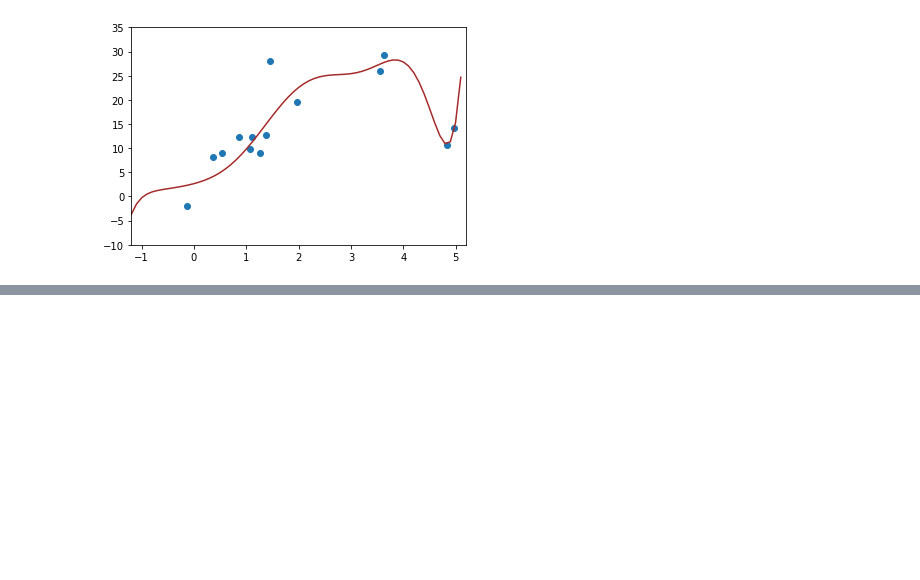
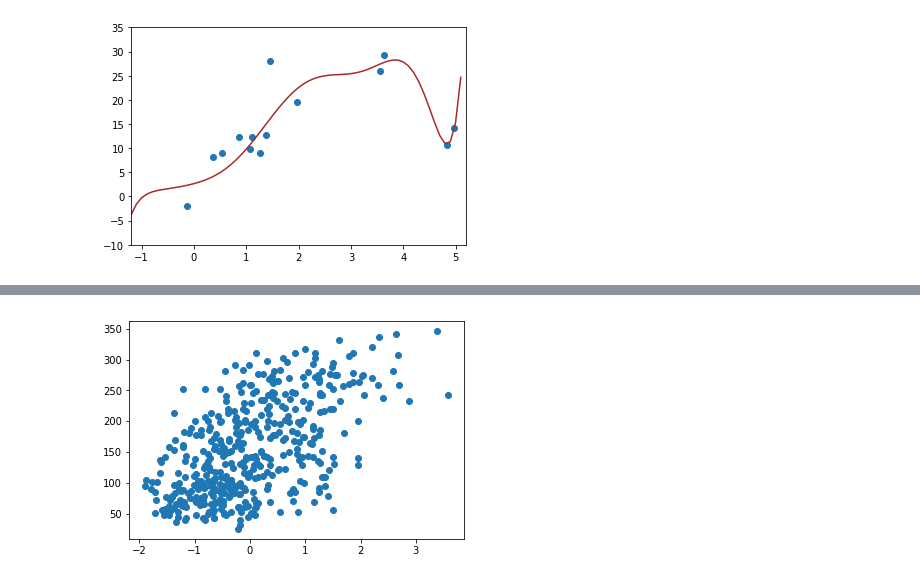
Before and after one commit to MohamedAbdelsalam9/CIE417, a Jupyter notebook: Tutorials/Lab2_Linear_Regression.ipynb, the cells around one changed output, grey strips where cells are left out. Cells and saved outputs as stored; diff of their text form; code cells hidden in the pictures; blank space fills up the shorter version.

```diff
--- a/Tutorials/Lab2_Linear_Regression.ipynb
+++ b/Tutorials/Lab2_Linear_Regression.ipynb
@@ -138,0 +150,10 @@ plt.show()
+# %%
+#standardize training data
+x_mean = x_diabetes.mean()
+x_std = x_diabetes.std()
+x_diabetes = (x_diabetes - x_mean) / x_std
+
+plt.scatter(x_diabetes, y_diabetes)
+plt.show()
+# %% [output]
+[figure, added]
```
Also changed, not shown: parts of 11 cells of this notebook.
